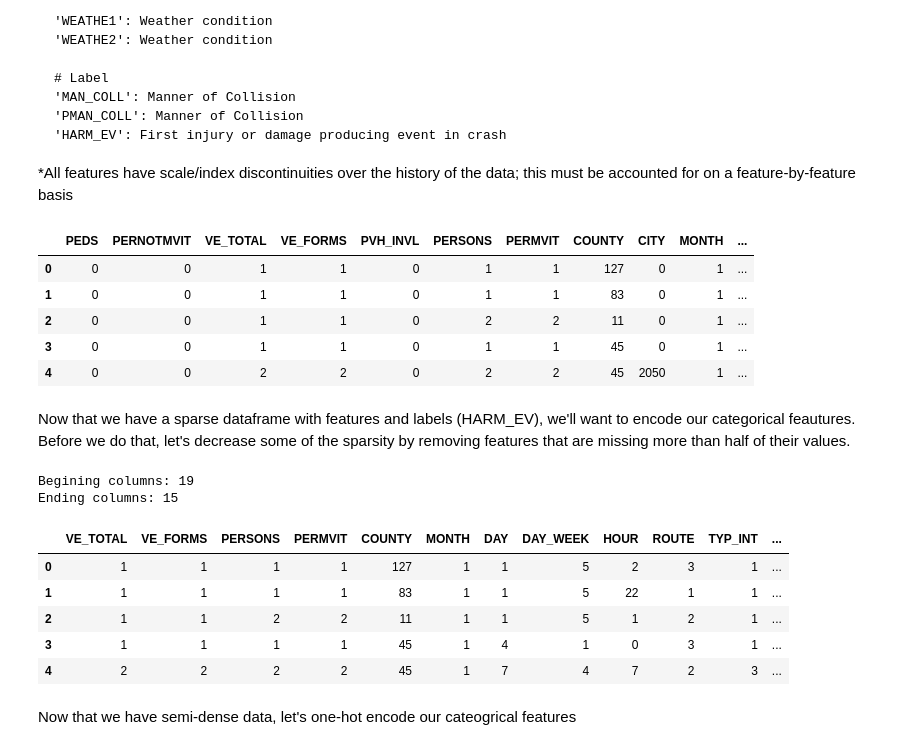
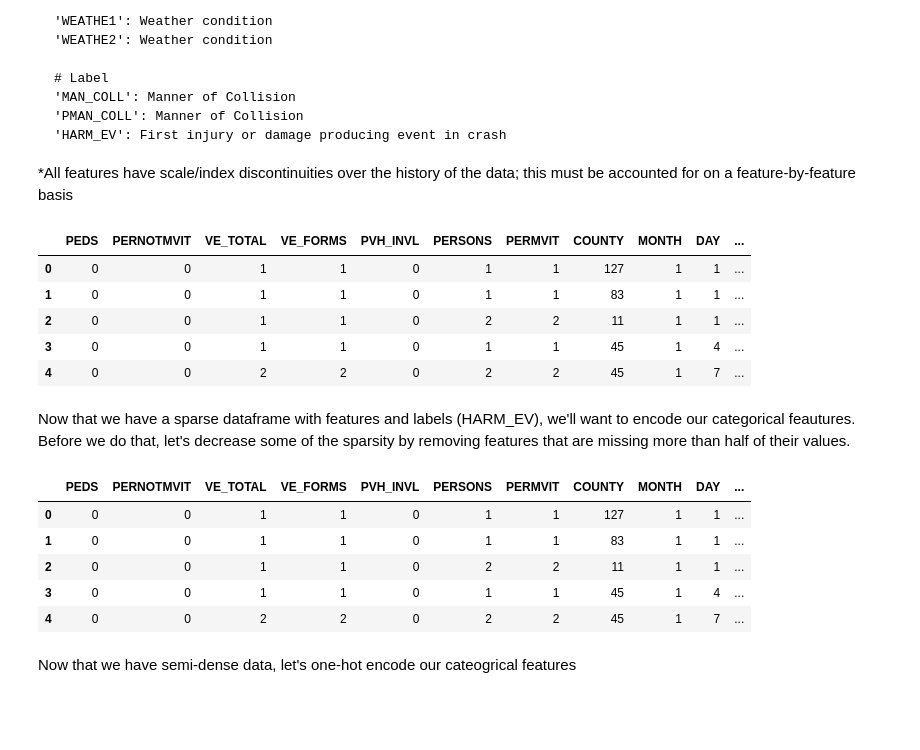
Before and after one commit to afcarl/gluon_transportation, a Jupyter notebook: FARS_Gluon_Model.ipynb, the cells around one changed output. Drawn from its saved outputs; the diff is of its cells as text; code cells hidden in the pictures; blank space fills up the shorter version.

```diff
--- a/FARS_Gluon_Model.ipynb
+++ b/FARS_Gluon_Model.ipynb
@@ -101,7 +101,7 @@ sub_features = [
     'PERSONS',
     'PERMVIT',
     'COUNTY',
-    'CITY',
+#     'CITY',
     'MONTH',
     'DAY',
     'DAY_WEEK',
@@ -130,54 +130,51 @@ sub_features = [
 df_accidents = accidents[sub_features]
 df_accidents.head()
 # %% [output]
-|  | PEDS | PERNOTMVIT | VE_TOTAL | VE_FORMS | PVH_INVL | PERSONS | PERMVIT | COUNTY | CITY | MONTH | ... |
-| 0 | 0 | 0 | 1 | 1 | 0 | 1 | 1 | 127 | 0 | 1 | ... |
-| 1 | 0 | 0 | 1 | 1 | 0 | 1 | 1 | 83 | 0 | 1 | ... |
-| 2 | 0 | 0 | 1 | 1 | 0 | 2 | 2 | 11 | 0 | 1 | ... |
-| 3 | 0 | 0 | 1 | 1 | 0 | 1 | 1 | 45 | 0 | 1 | ... |
-| 4 | 0 | 0 | 2 | 2 | 0 | 2 | 2 | 45 | 2050 | 1 | ... |
+|  | PEDS | PERNOTMVIT | VE_TOTAL | VE_FORMS | PVH_INVL | PERSONS | PERMVIT | COUNTY | MONTH | DAY | ... |
+| 0 | 0 | 0 | 1 | 1 | 0 | 1 | 1 | 127 | 1 | 1 | ... |
+| 1 | 0 | 0 | 1 | 1 | 0 | 1 | 1 | 83 | 1 | 1 | ... |
+| 2 | 0 | 0 | 1 | 1 | 0 | 2 | 2 | 11 | 1 | 1 | ... |
+| 3 | 0 | 0 | 1 | 1 | 0 | 1 | 1 | 45 | 1 | 4 | ... |
+| 4 | 0 | 0 | 2 | 2 | 0 | 2 | 2 | 45 | 1 | 7 | ... |
 # %% [markdown]
 Now that we have a sparse dataframe with features and labels (HARM_EV), we'll want to encode our categorical feautures.  Before we do that, let's decrease some of the sparsity by removing features that are missing more than half of their values.
 # %%
-# Almost all instances of 0 map to None, so we will remove columns that have an abundance of them
+# Some instances of 0 map to None, so we will remove columns that have an abundance of them
 def trim_features(data_frame, ratio, label):
     print 'Begining columns:', len(data_frame.columns)
     # columns not to apply trim_features to
-    leave_out = [label, 'DRUNK_DR']
+    leave_out = [label, 'DRUNK_DR', 'COUNTY', 'VE_TOTAL', 'PERNOTMVIT', 'PEDS']
     rows = data_frame.shape[0]
     for col in data_frame.columns:
         non_zeros = data_frame[col].astype(bool).sum(axis=0)
         # If there are more zeros than a given ratio, drop column
         if col in leave_out:
             break
         elif (non_zeros/rows)<ratio:
             data_frame.drop([col], axis=1, inplace=True)
 
     print 'Ending columns:', len(data_frame.columns)
     return data_frame
 
 
 # Trim geographical columns
 def trim_geo(data_frame, columns):
     for col in columns:
         data_frame[col] = data_frame[col].apply(lambda x: 0 if x>9995 else x)
     return data_frame
 
 
-# TODO: trim_geo on CITY too
 df_accidents_trimmed = trim_geo(df_accidents, ['COUNTY'])
-df_accidents_trimmed = trim_features(df_accidents, 0.5, 'MAN_COLL')
+# df_accidents_trimmed = trim_features(df_accidents, 0.5, 'MAN_COLL')
 
 df_accidents_trimmed.head()
 # %% [output]
-Begining columns: 19
-Ending columns: 15
-|  | VE_TOTAL | VE_FORMS | PERSONS | PERMVIT | COUNTY | MONTH | DAY | DAY_WEEK | HOUR | ROUTE | TYP_INT | ... |
-| 0 | 1 | 1 | 1 | 1 | 127 | 1 | 1 | 5 | 2 | 3 | 1 | ... |
-| 1 | 1 | 1 | 1 | 1 | 83 | 1 | 1 | 5 | 22 | 1 | 1 | ... |
-| 2 | 1 | 1 | 2 | 2 | 11 | 1 | 1 | 5 | 1 | 2 | 1 | ... |
-| 3 | 1 | 1 | 1 | 1 | 45 | 1 | 4 | 1 | 0 | 3 | 1 | ... |
-| 4 | 2 | 2 | 2 | 2 | 45 | 1 | 7 | 4 | 7 | 2 | 3 | ... |
+|  | PEDS | PERNOTMVIT | VE_TOTAL | VE_FORMS | PVH_INVL | PERSONS | PERMVIT | COUNTY | MONTH | DAY | ... |
+| 0 | 0 | 0 | 1 | 1 | 0 | 1 | 1 | 127 | 1 | 1 | ... |
+| 1 | 0 | 0 | 1 | 1 | 0 | 1 | 1 | 83 | 1 | 1 | ... |
+| 2 | 0 | 0 | 1 | 1 | 0 | 2 | 2 | 11 | 1 | 1 | ... |
+| 3 | 0 | 0 | 1 | 1 | 0 | 1 | 1 | 45 | 1 | 4 | ... |
+| 4 | 0 | 0 | 2 | 2 | 0 | 2 | 2 | 45 | 1 | 7 | ... |
 # %% [markdown]
 Now that we have semi-dense data, let's one-hot encode our cateogrical features
 # %%
```
Also changed, not shown: parts of 1 cell of this notebook.
